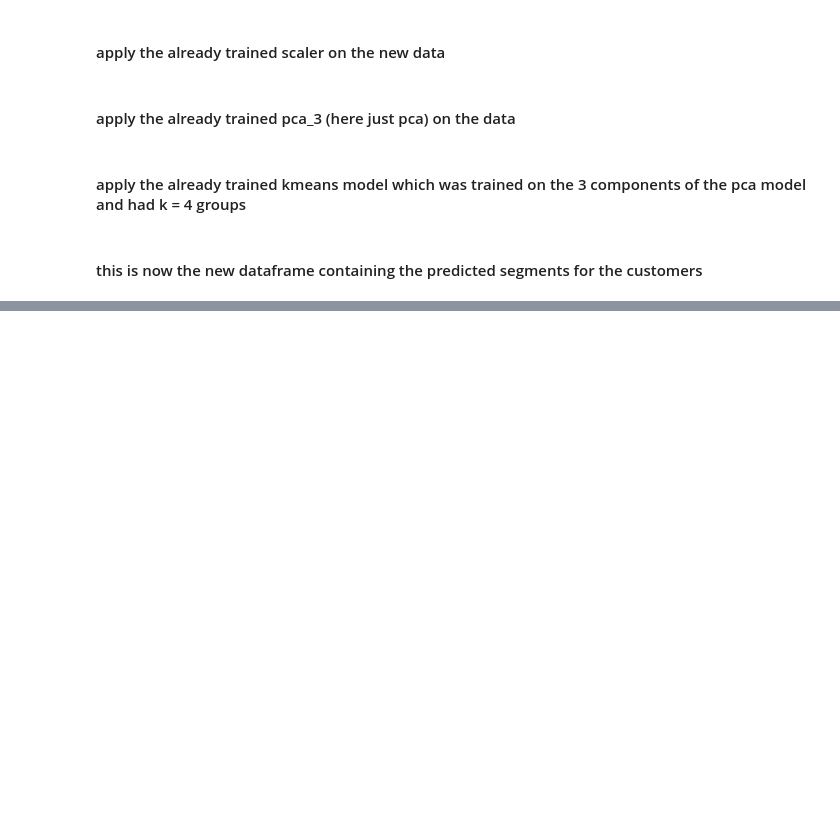
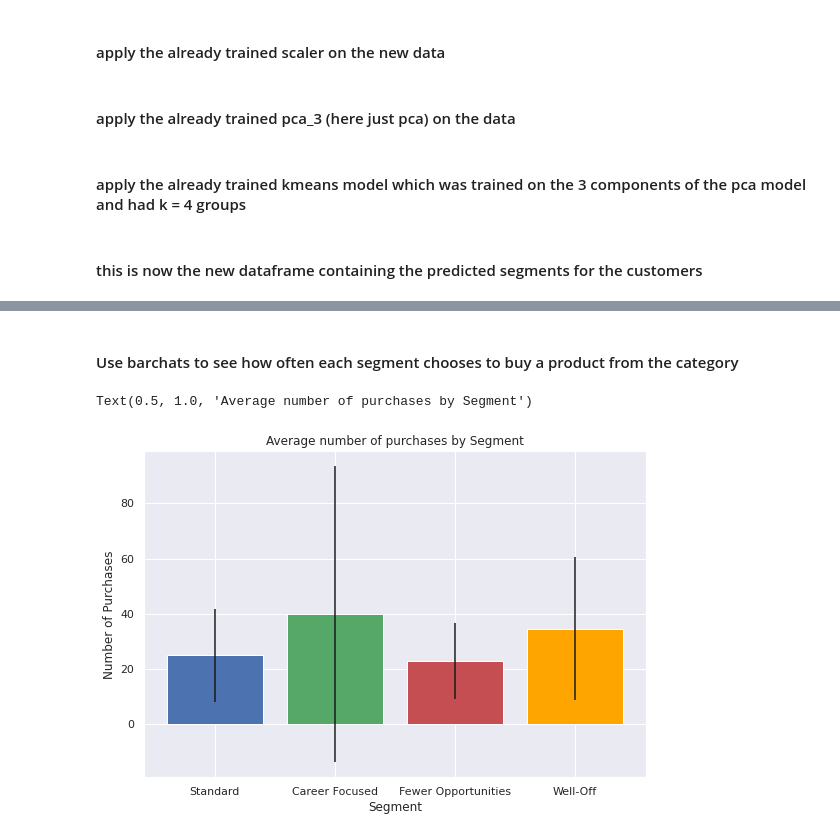
Before and after one commit to AngeloBarisano/customer_analysis_course, a Jupyter notebook: notebooks/purchase_data_analysis.ipynb, the cells around one changed output, grey strips where cells are left out. Cells and saved outputs as stored; diff of their text form; code cells hidden in the pictures; blank space fills up the shorter version.

```diff
--- a/notebooks/purchase_data_analysis.ipynb
+++ b/notebooks/purchase_data_analysis.ipynb
@@ -130,0 +326,17 @@ df_purchase_predictors["Segment"] = purchase_segm_kmeans_pca
+# %% [markdown]
+#### Use barchats to see how often each segment chooses to buy a product from the category
+# %%
+# store visits barchart
+plt.figure( figsize = (9, 6))
+plt.bar(x = (0, 1, 2, 3),
+        tick_label = ('Standard', 'Career Focused', 'Fewer Opportunities', 'Well-Off'),
+        height = segments_mean['N_Purchase'],
+        # yerr == y-error, which is the std in this case
+        yerr = segments_std['N_Purchase'],
+        color = ['b', 'g', 'r', 'orange'])
+plt.xlabel('Segment')
+plt.ylabel('Number of Purchases')
+plt.title('Average number of purchases by Segment')
+# %% [output]
+Text(0.5, 1.0, 'Average number of purchases by Segment')
+[figure, added]
```
Also changed, not shown: parts of 50 cells of this notebook.
